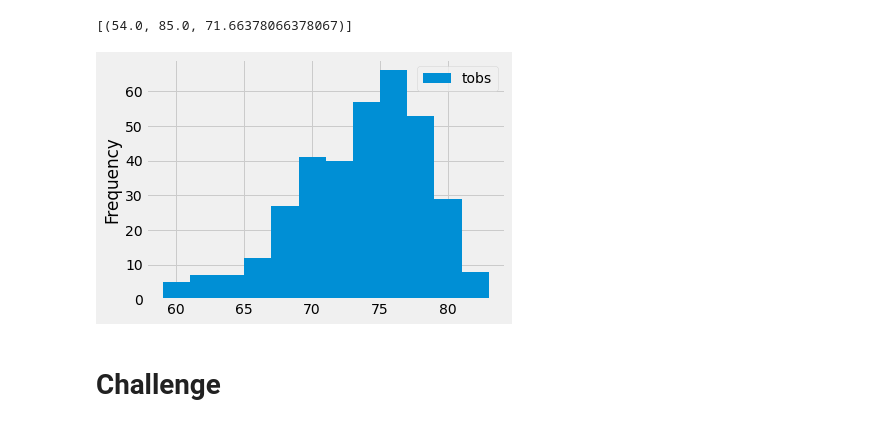
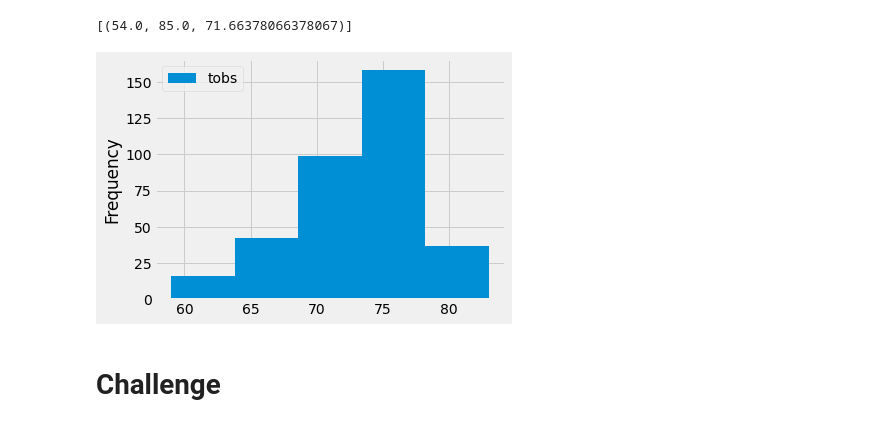
Before and after one commit to karengut97/surfs_up, a Jupyter notebook: climate_analysis.ipynb, the cells around one changed output. Cells and saved outputs as stored; diff of their text form; code cells hidden in the pictures.

```diff
--- a/climate_analysis.ipynb
+++ b/climate_analysis.ipynb
@@ -110,17 +110,17 @@ session.query(func.min(Measurement.tobs), func.max(Measurement.tobs), func.avg(M
 # %%
 # Choose the station with the highest number of temperature observations.
 # Query the last 12 months of temperature observation data for this station and plot the results as a histogram
 results = session.query(Measurement.tobs).filter(Measurement.station == 'USC00519281').\
     filter(Measurement.date >= prev_year).all()
 #print(results)
 df = pd.DataFrame(results, columns=['tobs'])
 
 #print(df)
 
-df.plot.hist(bins=12)
+df.plot.hist(bins=5)
 plt.tight_layout()
 # %% [output]
-[figure, old version]
+[figure, new version]
 # %%
 # Write a function called `calc_temps` that will accept start date and end date in the format '%Y-%m-%d'
 # and return the minimum, average, and maximum temperatures for that range of dates
```
Also changed, not shown: 1 other file.
